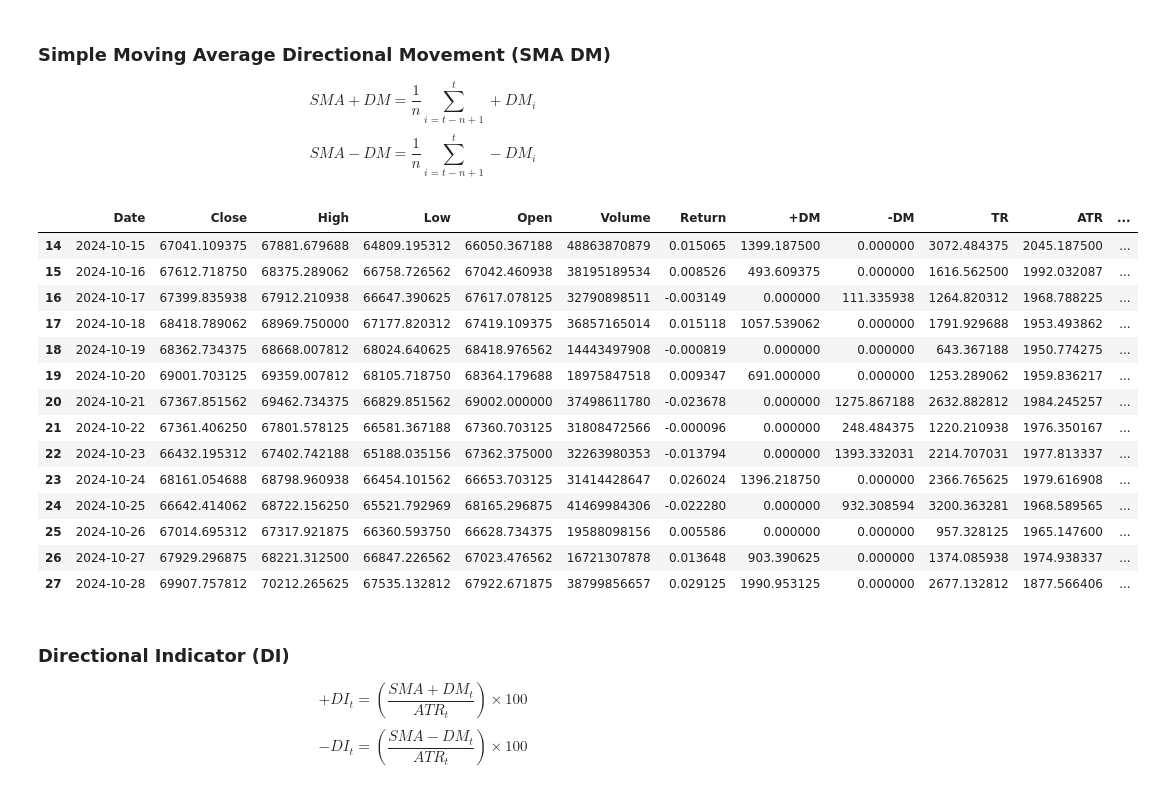
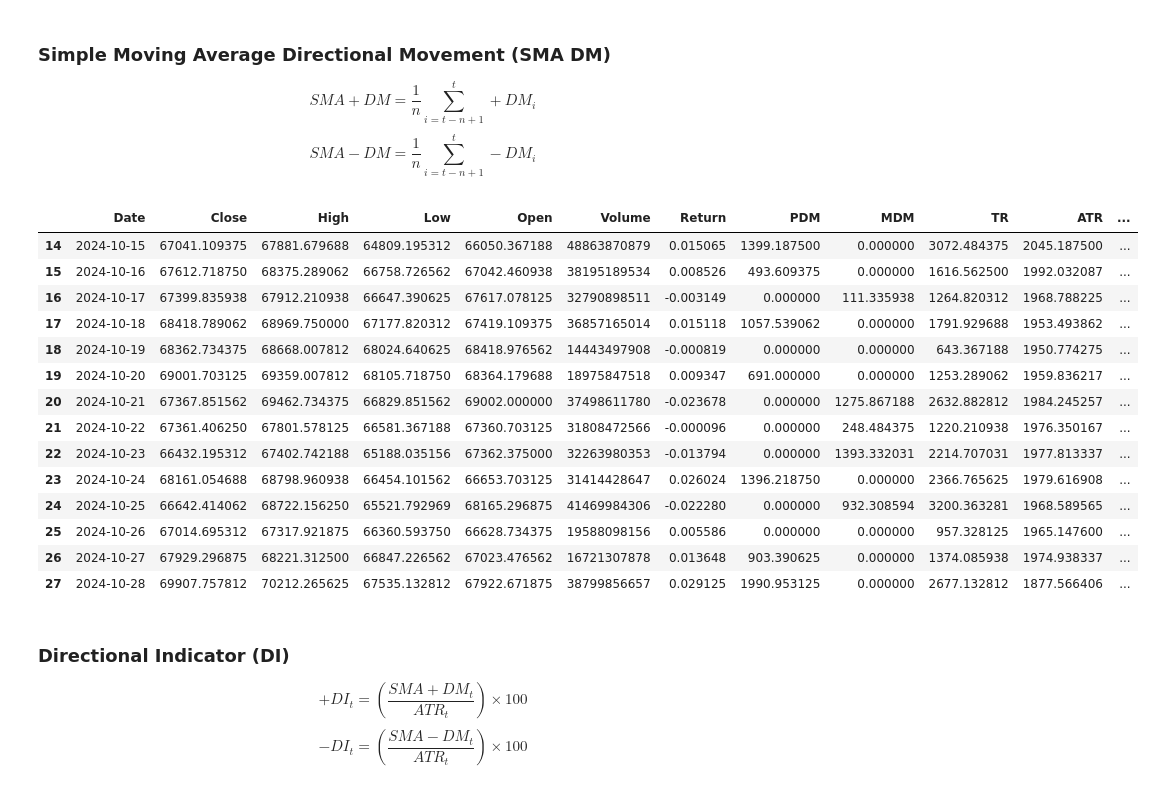
Before and after one commit to AminFiroozi/TA-HW3, a Jupyter notebook: HW3-401521471-AminFiroozi.ipynb, the cells around one changed output. Saved outputs shown, nothing was run; the diff lists cells and outputs as text; code cells hidden in the pictures.

```diff
--- a/HW3-401521471-AminFiroozi.ipynb
+++ b/HW3-401521471-AminFiroozi.ipynb
@@ -40,3 +75,5 @@ RSI_LOOKBACK = 14
+# %%
+pd.set_option('display.max_rows', 500)
 # %% [markdown]
 # Functions
 # %% [markdown]
@@ -108,8 +138,8 @@ def apply_dm_logic(row):
 
 dm_results = df.apply(apply_dm_logic, axis=1)
 
-df['+DM'] = dm_results['DM_Plus']
-df['-DM'] = dm_results['DM_Minus']
+df[PLUS_DM] = dm_results['DM_Plus']
+df[MINUS_DM] = dm_results['DM_Minus']
 
 df = df.drop(columns=['DMP', 'DMN'])
 df.head()
@@ -128,7 +158,7 @@ $$TR_{t} = max(H_{t}-L_{t}, |H_{t}-C_{t-1}|, |L_{t}-C_{t-1}|)$$
 df['High_Low'] = df['High'] - df['Low']
 df['High_PrevClose'] = abs(df['High'] - df['Close'].shift(1))
 df['Low_PrevClose'] = abs(df['Low'] - df['Close'].shift(1))
-df['TR'] = df[['High_Low', 'High_PrevClose', 'Low_PrevClose']].max(axis=1)
+df[TR] = df[['High_Low', 'High_PrevClose', 'Low_PrevClose']].max(axis=1)
 
 df = df.drop(columns=['High_Low', 'High_PrevClose', 'Low_PrevClose'])
 df.head()
@@ -144,7 +174,7 @@ df.head()
 
 $$ATR_{t} = \frac{1}{n} \sum_{i=t-n+1}^{t} TR_{i}$$
 # %%
-df['ATR'] = df['TR'].rolling(window=ADX_LOOKBACK).mean()
+df[ATR] = df[TR].rolling(window=ADX_LOOKBACK).mean()
 
 df.head(ADX_LOOKBACK*2).tail(ADX_LOOKBACK)
 # %% [output]
@@ -169,12 +199,12 @@ df.head(ADX_LOOKBACK*2).tail(ADX_LOOKBACK)
 $$SMA+DM = \frac{1}{n} \sum_{i=t-n+1}^{t}+DM_{i}$$
 $$SMA-DM = \frac{1}{n} \sum_{i=t-n+1}^{t}-DM_{i}$$
 # %%
-df['SMA+DM'] = df['+DM'].rolling(window=ADX_LOOKBACK).mean()
-df['SMA-DM'] = df['-DM'].rolling(window=ADX_LOOKBACK).mean()
+df[SMA_PLUS_DM] = df[PLUS_DM].rolling(window=ADX_LOOKBACK).mean()
+df[SMA_MINUS_DM] = df[MINUS_DM].rolling(window=ADX_LOOKBACK).mean()
 
 df.head(ADX_LOOKBACK*2).tail(ADX_LOOKBACK)
 # %% [output]
-|  | Date | Close | High | Low | Open | Volume | Return | +DM | -DM | TR | ATR | ... |
+|  | Date | Close | High | Low | Open | Volume | Return | PDM | MDM | TR | ATR | ... |
 | 14 | 2024-10-15 | 67041.109375 | 67881.679688 | 64809.195312 | 66050.367188 | 48863870879 | 0.015065 | 1399.187500 | 0.000000 | 3072.484375 | 2045.187500 | ... |
 | 15 | 2024-10-16 | 67612.718750 | 68375.289062 | 66758.726562 | 67042.460938 | 38195189534 | 0.008526 | 493.609375 | 0.000000 | 1616.562500 | 1992.032087 | ... |
 | 16 | 2024-10-17 | 67399.835938 | 67912.210938 | 66647.390625 | 67617.078125 | 32790898511 | -0.003149 | 0.000000 | 111.335938 | 1264.820312 | 1968.788225 | ... |
```
Also changed, not shown: parts of 27 cells of this notebook, 2 other files.
